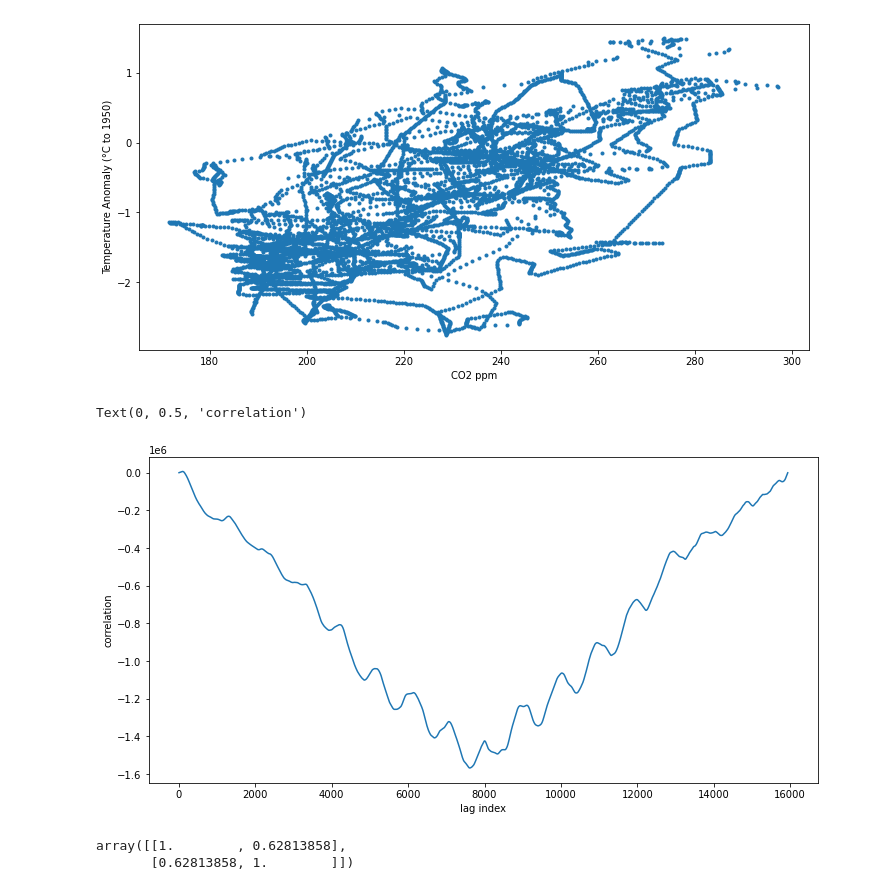
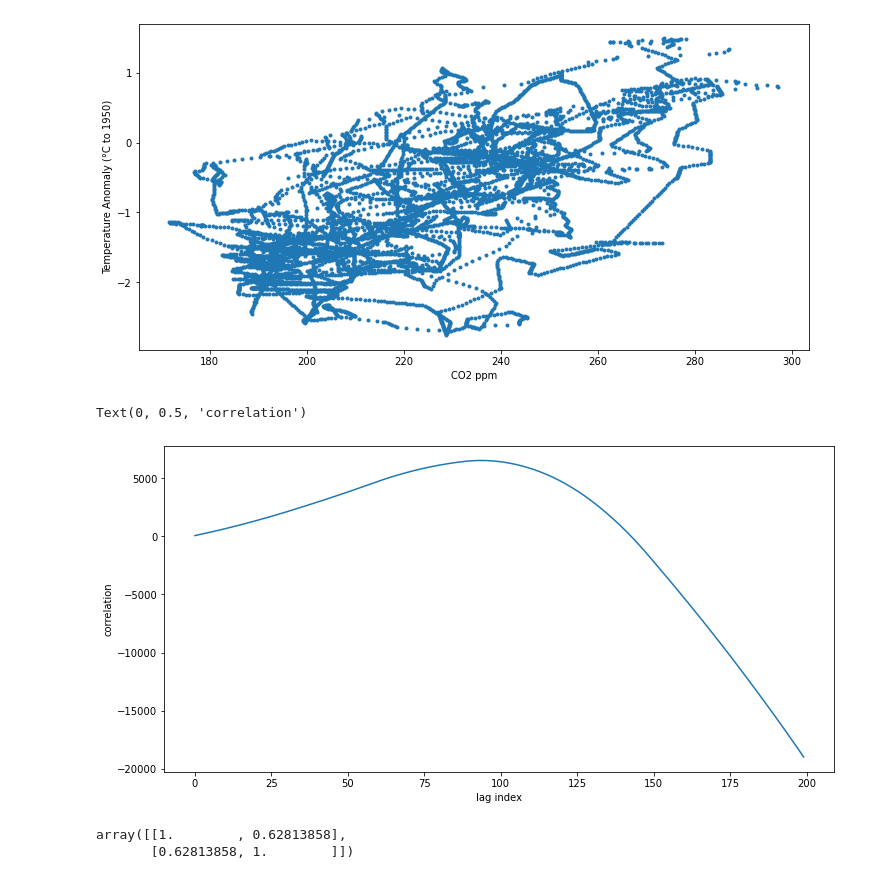
Before and after one commit to Gorkowski/Atmospheric_Science_Class, a Jupyter notebook: Classes/Part1/Lec6b_long_climate_CO2_data.ipynb, the cells around one changed output. Saved outputs shown, nothing was run; the diff lists cells and outputs as text; code cells hidden in the pictures.

```diff
--- a/Classes/Part1/Lec6b_long_climate_CO2_data.ipynb
+++ b/Classes/Part1/Lec6b_long_climate_CO2_data.ipynb
@@ -79,13 +95,13 @@ array([[1.        , 0.64572548],
 # %%
 co2_corr = np.correlate(co2_new,temp_new, mode='full')
 
 fig, ax1 = plt.subplots(figsize=(12, 6))
-ax1.plot(co2_corr)
+ax1.plot(co2_corr[0:200])
 ax1.set_xlabel('lag index')
 ax1.set_ylabel('correlation')
 # %% [output]
 Text(0, 0.5, 'correlation')
-[figure, old version]
+[figure, new version]
 # %%
 max_cor = np.argmax(co2_corr)
 
```
Also changed, not shown: parts of 3 cells of this notebook, 2 other files.
